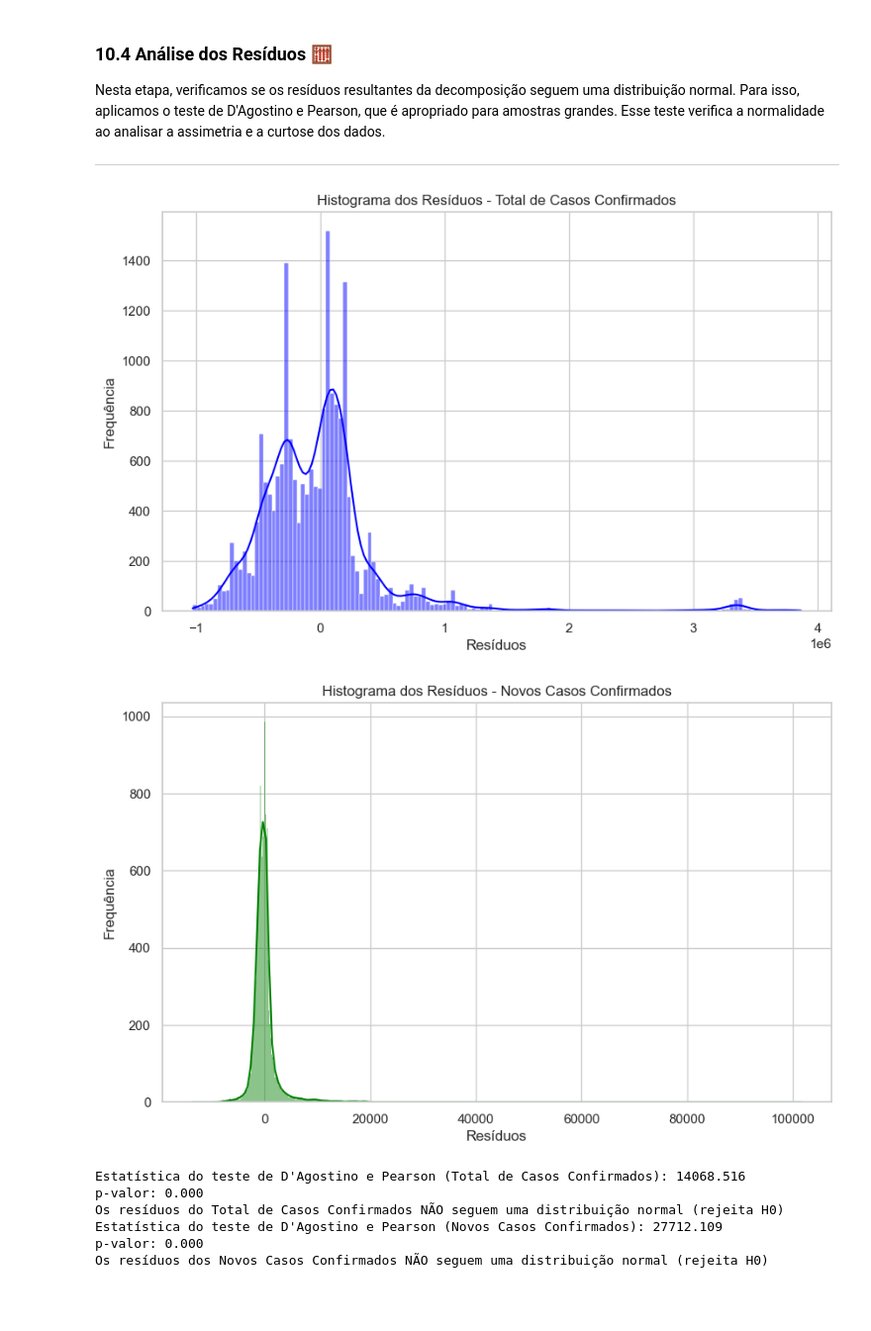
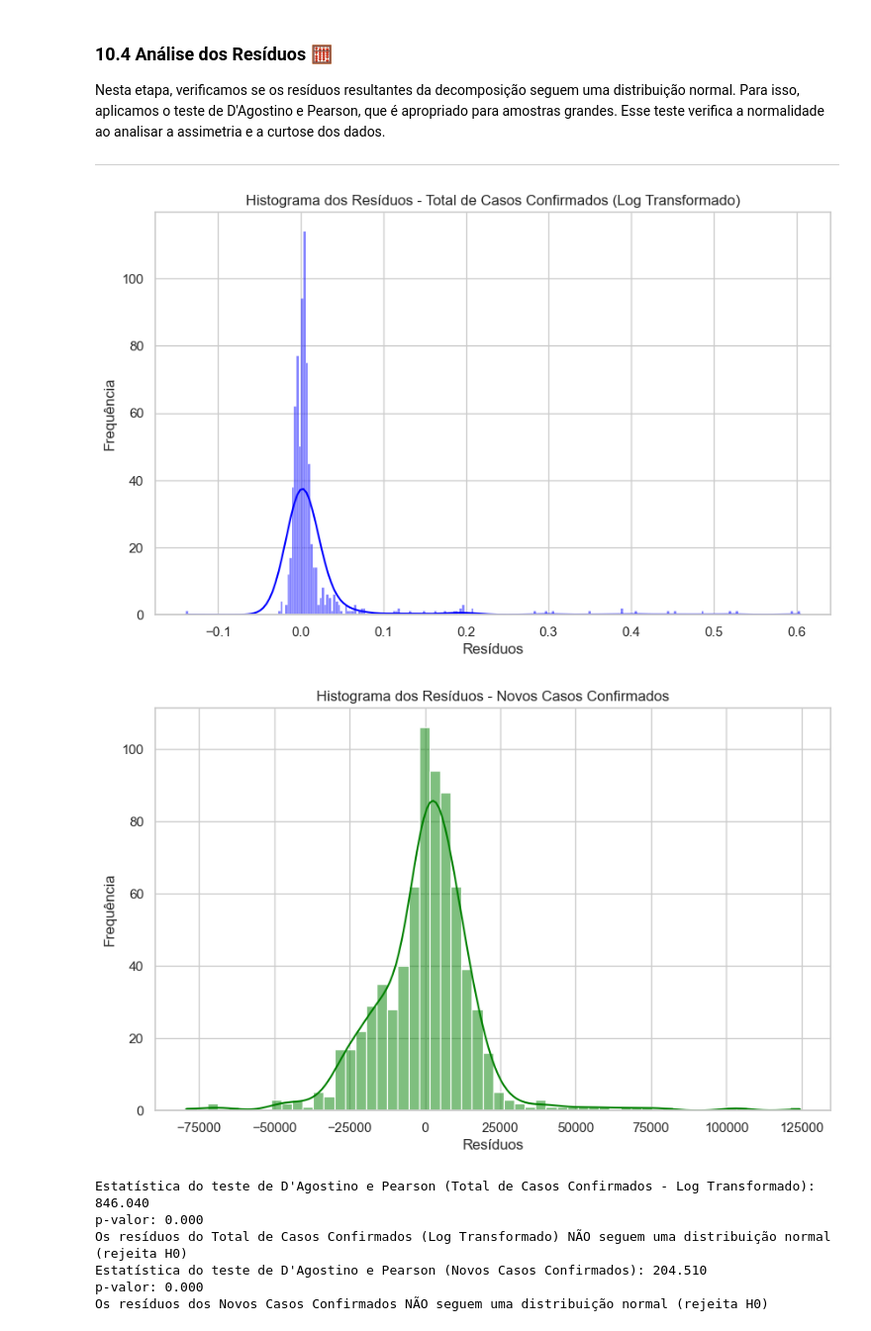
Before and after one commit to tnleite/covid19-brasil-statistics, a Jupyter notebook: 02-Analise/projeto_estatistica.ipynb, the cells around one changed output. Shown at 99% size. Saved outputs shown, nothing was run; the diff lists cells and outputs as text; code cells hidden in the pictures; blank space fills up the shorter version.

```diff
--- a/02-Analise/projeto_estatistica.ipynb
+++ b/02-Analise/projeto_estatistica.ipynb
@@ -1055,0 +1075,6 @@ A série Novos Casos Confirmados é estacionária com 95% de confiança.
+# %%
+# Aplicando a transformação logarítmica para suavizar a série
+df_agrupado['log_total_casos_confirmados'] = np.log(df_agrupado['total_casos_confirmados'].replace(0, np.nan))
+
+# Verificando a estacionariedade novamente na série log transformada
+verificar_estacionariedade(df_agrupado['log_total_casos_confirmados'].dropna(), 'Total de Casos Confirmados (Log Transformado)')
@@ -1062,8 +1113,8 @@ A decomposição ajuda a isolar padrões sazonais e identificar variações que
 
 Visualizaremos a decomposição de ambas as séries para uma análise mais abrangente.
 # %%
-# Certifique-se de que a coluna de data esteja definida como índice
-df.set_index('data', inplace=True)
+# Certifique-se de que a transformação logarítmica foi aplicada apenas à série de Total de Casos Confirmados
+df_agrupado['log_total_casos_confirmados'] = np.log(df_agrupado['total_casos_confirmados'])
 
 # Função para decompor e visualizar a série temporal
 def decompor_serie(serie, titulo):
@@ -1095,9 +1146,9 @@ def decompor_serie(serie, titulo):
     plt.tight_layout()
     plt.show()
 
-# Decomposição da série Total de Casos Confirmados
-decompor_serie(df['total_casos_confirmados'], 'Total de Casos Confirmados')
+# Decomposição da série Total de Casos Confirmados (Log Transformado)
+decompor_serie(df_agrupado['log_total_casos_confirmados'], 'Total de Casos Confirmados (Log Transformado)')
 
-# Decomposição da série Novos Casos Confirmados
-decompor_serie(df['novos_casos_confirmados'], 'Novos Casos Confirmados')
+# Decomposição da série Novos Casos Confirmados (sem transformação, pois já é estacionária)
+decompor_serie(df_agrupado['novos_casos_confirmados'], 'Novos Casos Confirmados')
 # %% [output]
@@ -1130,56 +1181,56 @@ Nesta etapa, verificamos se os resíduos resultantes da decomposição seguem um
 
 ---
 # %%
-# Realizando a decomposição para Total de Casos Confirmados
-decomposicao_total = seasonal_decompose(df['total_casos_confirmados'], model='additive', period=30)
+# Realizando a decomposição para Total de Casos Confirmados (Log Transformado)
+decomposicao_total_log = seasonal_decompose(df_agrupado['log_total_casos_confirmados'], model='additive', period=30)
 
-# Realizando a decomposição para Novos Casos Confirmados
-decomposicao_novos = seasonal_decompose(df['novos_casos_confirmados'], model='additive', period=30)
+# Realizando a decomposição para Novos Casos Confirmados (sem transformação)
+decomposicao_novos = seasonal_decompose(df_agrupado['novos_casos_confirmados'], model='additive', period=30)
 
 # Pegando os resíduos da decomposição
-residuos_total = decomposicao_total.resid.dropna()  # Removendo valores nulos
+residuos_total_log = decomposicao_total_log.resid.dropna()  # Removendo valores nulos
 residuos_novos = decomposicao_novos.resid.dropna()
 
-# Plotando o histograma dos resíduos para Total de Casos Confirmados
+# Plotando o histograma dos resíduos para Total de Casos Confirmados (Log Transformado)
 plt.figure(figsize=(10, 6))
-sns.histplot(residuos_total, kde=True, color='blue')
-plt.title('Histograma dos Resíduos - Total de Casos Confirmados')
+sns.histplot(residuos_total_log, kde=True, color='blue')
+plt.title('Histograma dos Resíduos - Total de Casos Confirmados (Log Transformado)')
 plt.xlabel('Resíduos')
 plt.ylabel('Frequência')
 plt.show()
 
 # Plotando o histograma dos resíduos para Novos Casos Confirmados
 plt.figure(figsize=(10, 6))
 sns.histplot(residuos_novos, kde=True, color='green')
 plt.title('Histograma dos Resíduos - Novos Casos Confirmados')
 plt.xlabel('Resíduos')
 plt.ylabel('Frequência')
 plt.show()
 
-# Realizando o teste de normalidade de D'Agostino e Pearson para Total de Casos Confirmados
-stat_total, p_total = normaltest(residuos_total)
-print(f'Estatística do teste de D\'Agostino e Pearson (Total de Casos Confirmados): {stat_total:.3f}')
-print(f'p-valor: {p_total:.3f}')
-if p_total > 0.05:
-    print('Os resíduos do Total de Casos Confirmados seguem uma distribuição normal (não rejeita H0)')
+# Realizando o teste de normalidade de D'Agostino e Pearson para Total de Casos Confirmados (Log Transformado)
+stat_total_log, p_total_log = normaltest(residuos_total_log)
+print(f'Estatística do teste de D\'Agostino e Pearson (Total de Casos Confirmados - Log Transformado): {stat_total_log:.3f}')
+print(f'p-valor: {p_total_log:.3f}')
+if p_total_log > 0.05:
+    print('Os resíduos do Total de Casos Confirmados (Log Transformado) seguem uma distribuição normal (não rejeita H0)')
 else:
-    print('Os resíduos do Total de Casos Confirmados NÃO seguem uma distribuição normal (rejeita H0)')
+    print('Os resíduos do Total de Casos Confirmados (Log Transformado) NÃO seguem uma distribuição normal (rejeita H0)')
 
 # Realizando o teste de normalidade de D'Agostino e Pearson para Novos Casos Confirmados
 stat_novos, p_novos = normaltest(residuos_novos)
 print(f'Estatística do teste de D\'Agostino e Pearson (Novos Casos Confirmados): {stat_novos:.3f}')
 print(f'p-valor: {p_novos:.3f}')
 if p_novos > 0.05:
     print('Os resíduos dos Novos Casos Confirmados seguem uma distribuição normal (não rejeita H0)')
 else:
     print('Os resíduos dos Novos Casos Confirmados NÃO seguem uma distribuição normal (rejeita H0)')
 # %% [output]
-[figure, old version]
+[figure, new version]
-[figure, old version]
+[figure, new version]
-Estatística do teste de D'Agostino e Pearson (Total de Casos Confirmados): 14068.516
+Estatística do teste de D'Agostino e Pearson (Total de Casos Confirmados - Log Transformado): 846.040
 p-valor: 0.000
-Os resíduos do Total de Casos Confirmados NÃO seguem uma distribuição normal (rejeita H0)
-Estatística do teste de D'Agostino e Pearson (Novos Casos Confirmados): 27712.109
+Os resíduos do Total de Casos Confirmados (Log Transformado) NÃO seguem uma distribuição normal (rejeita H0)
+Estatística do teste de D'Agostino e Pearson (Novos Casos Confirmados): 204.510
 p-valor: 0.000
 Os resíduos dos Novos Casos Confirmados NÃO seguem uma distribuição normal (rejeita H0)
 # %% [markdown]
```
Also changed, not shown: parts of 13 cells of this notebook.
